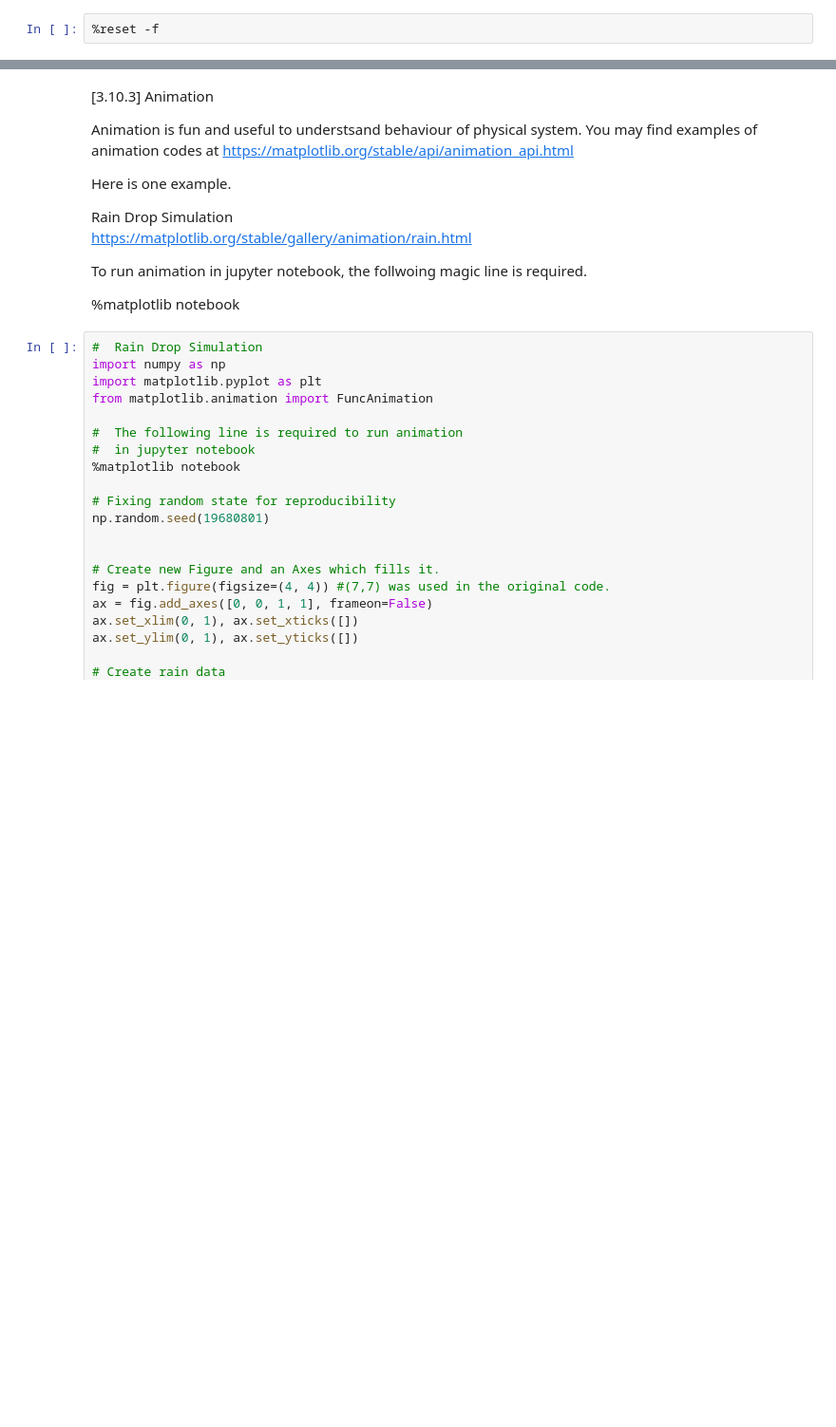
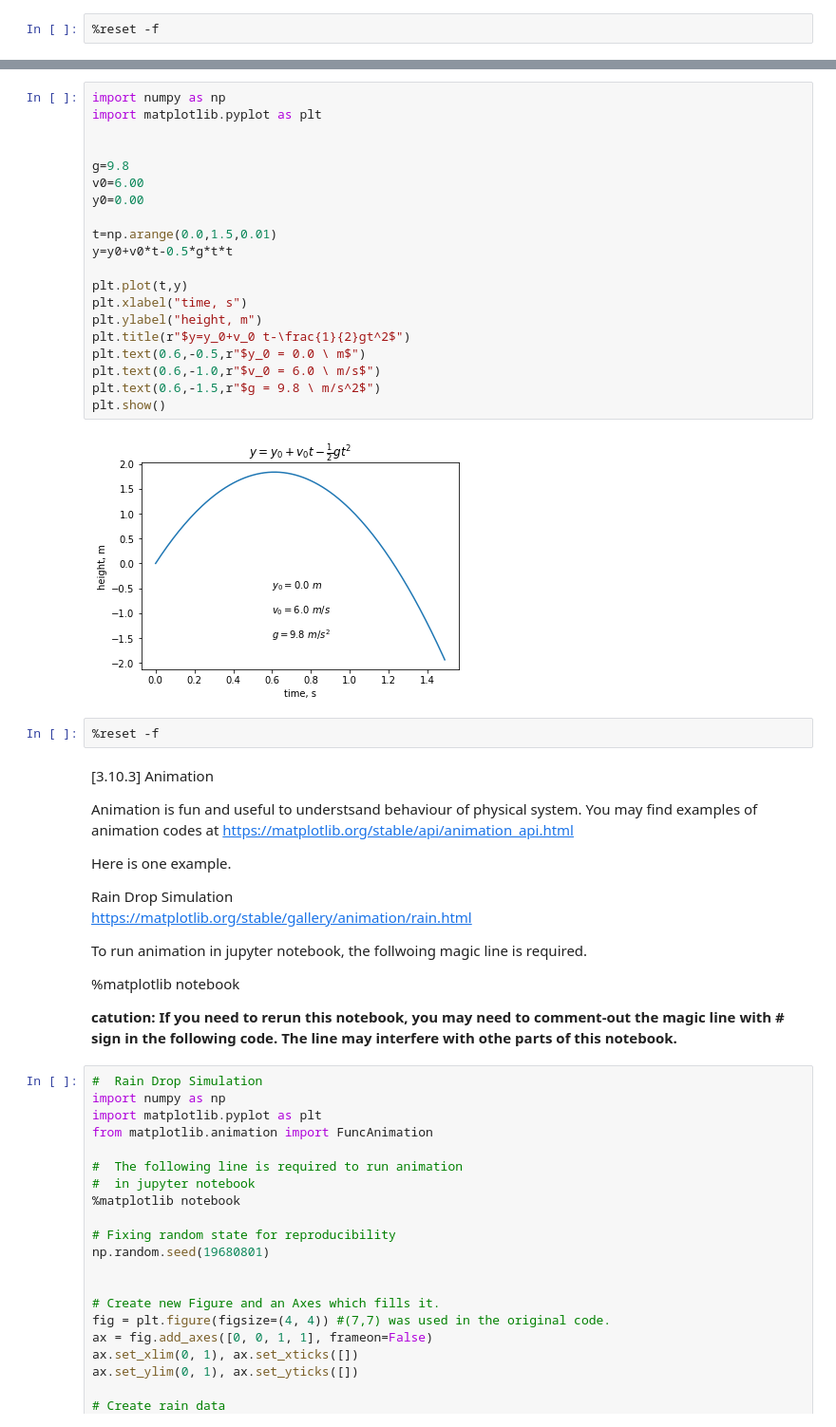
Before and after one commit to skunori/phys2305s23, a Jupyter notebook: jn_examples/jn0103_python_basics.ipynb, the cells around one changed output, grey strips where cells are left out. Shown at 95% size. Saved outputs shown, nothing was run; the diff lists cells and outputs as text; blank space fills up the shorter version.

```diff
--- a/jn_examples/jn0103_python_basics.ipynb
+++ b/jn_examples/jn0103_python_basics.ipynb
@@ -808,3 +837,27 @@ plt.show()
+# %%
+import numpy as np
+import matplotlib.pyplot as plt
+
+
+g=9.8
+v0=6.00
+y0=0.00
+
+t=np.arange(0.0,1.5,0.01)
+y=y0+v0*t-0.5*g*t*t
+
+plt.plot(t,y)
+plt.xlabel("time, s")
+plt.ylabel("height, m")
+plt.title(r"$y=y_0+v_0 t-\frac{1}{2}gt^2$")
+plt.text(0.6,-0.5,r"$y_0 = 0.0 \ m$")
+plt.text(0.6,-1.0,r"$v_0 = 6.0 \ m/s$")
+plt.text(0.6,-1.5,r"$g = 9.8 \ m/s^2$")
+plt.show()
+# %% [output]
+[figure, added]
+# %%
+%reset -f
 # %% [markdown]
 [3.10.3] Animation
 
@@ -819,6 +872,8 @@ https://matplotlib.org/stable/gallery/animation/rain.html
 To run animation in jupyter notebook, the follwoing magic line is required.
 
 %matplotlib notebook
+
+<b>catution: If you need to rerun this notebook, you may need to comment-out the magic line with # sign in the following code. The line may interfere with othe parts of this notebook.</b>
 # %%
 #  Rain Drop Simulation
 import numpy as np
```
Also changed, not shown: parts of 8 cells of this notebook.
